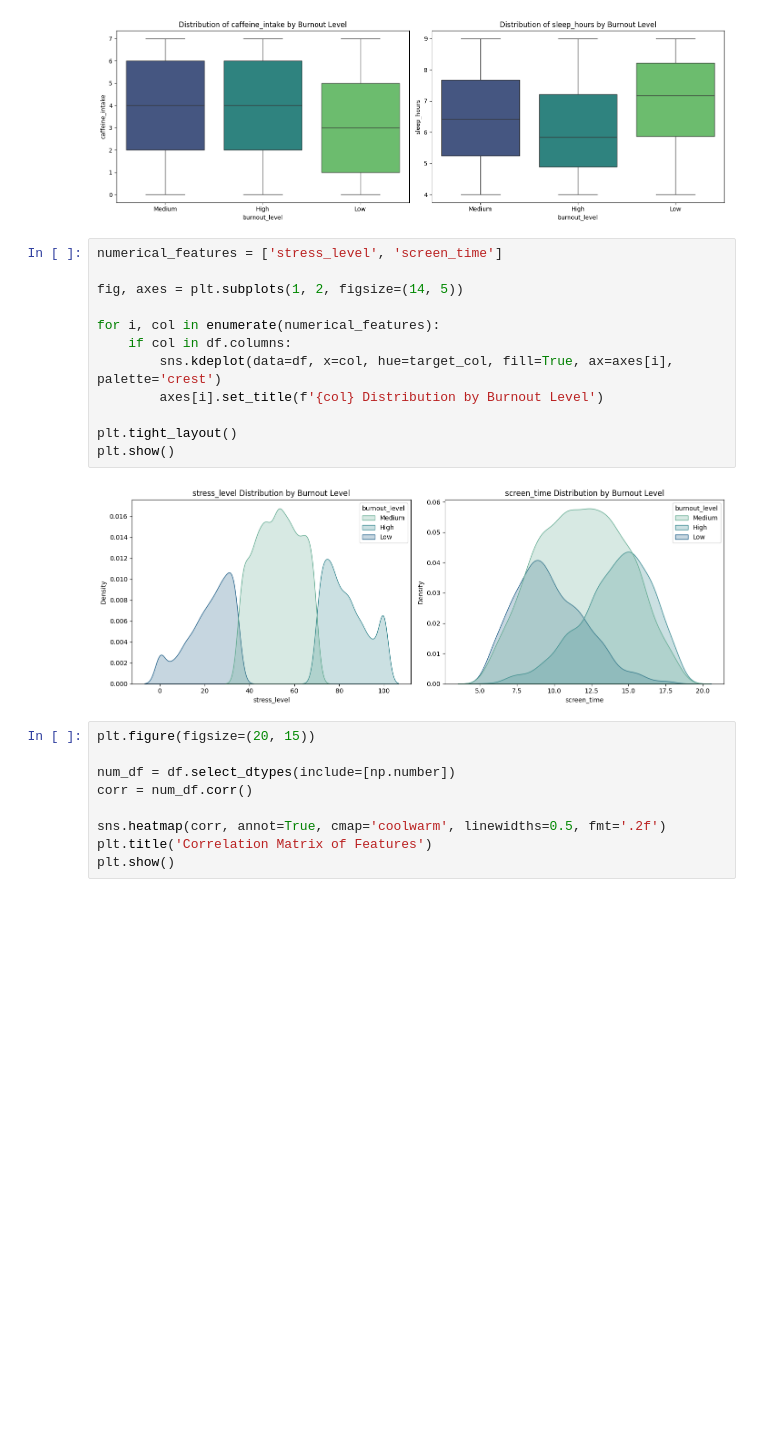
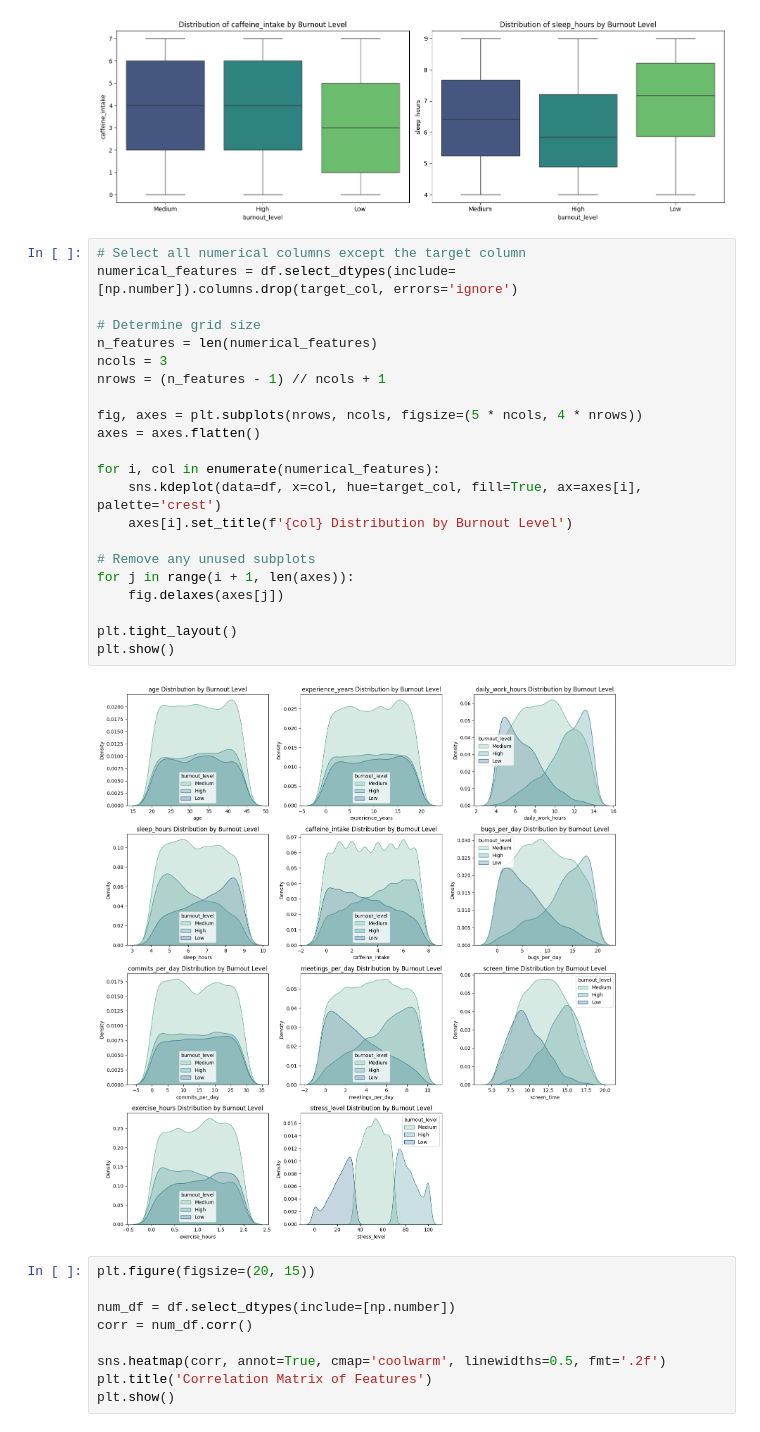
Before and after one commit to revo-off/Yougood-py, a Jupyter notebook: eda.ipynb, the cells around one changed output. Drawn from its saved outputs; the diff is of its cells as text; blank space fills up the shorter version.

```diff
--- a/eda.ipynb
+++ b/eda.ipynb
@@ -77,19 +77,29 @@ plt.show()
 # %% [output]
 [figure]
 # %%
-numerical_features = ['stress_level', 'screen_time']
+# Select all numerical columns except the target column
+numerical_features = df.select_dtypes(include=[np.number]).columns.drop(target_col, errors='ignore')
 
-fig, axes = plt.subplots(1, 2, figsize=(14, 5))
+# Determine grid size
+n_features = len(numerical_features)
+ncols = 3
+nrows = (n_features - 1) // ncols + 1
+
+fig, axes = plt.subplots(nrows, ncols, figsize=(5 * ncols, 4 * nrows))
+axes = axes.flatten()
 
 for i, col in enumerate(numerical_features):
-    if col in df.columns:
-        sns.kdeplot(data=df, x=col, hue=target_col, fill=True, ax=axes[i], palette='crest')
-        axes[i].set_title(f'{col} Distribution by Burnout Level')
+    sns.kdeplot(data=df, x=col, hue=target_col, fill=True, ax=axes[i], palette='crest')
+    axes[i].set_title(f'{col} Distribution by Burnout Level')
+
+# Remove any unused subplots
+for j in range(i + 1, len(axes)):
+    fig.delaxes(axes[j])
 
 plt.tight_layout()
 plt.show()
 # %% [output]
-[figure, old version]
+[figure, new version]
 # %%
 plt.figure(figsize=(20, 15))
 
```
Also changed, not shown: parts of 2 cells of this notebook, 8 other files.
